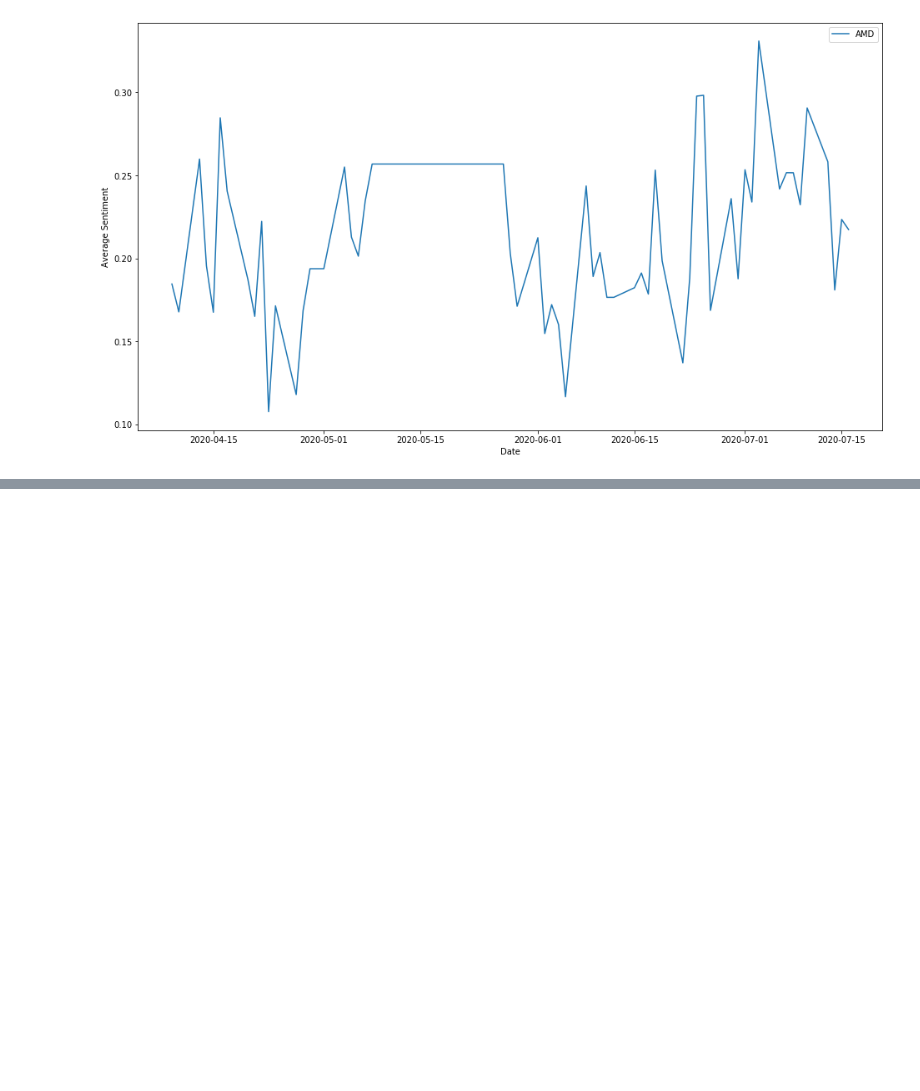
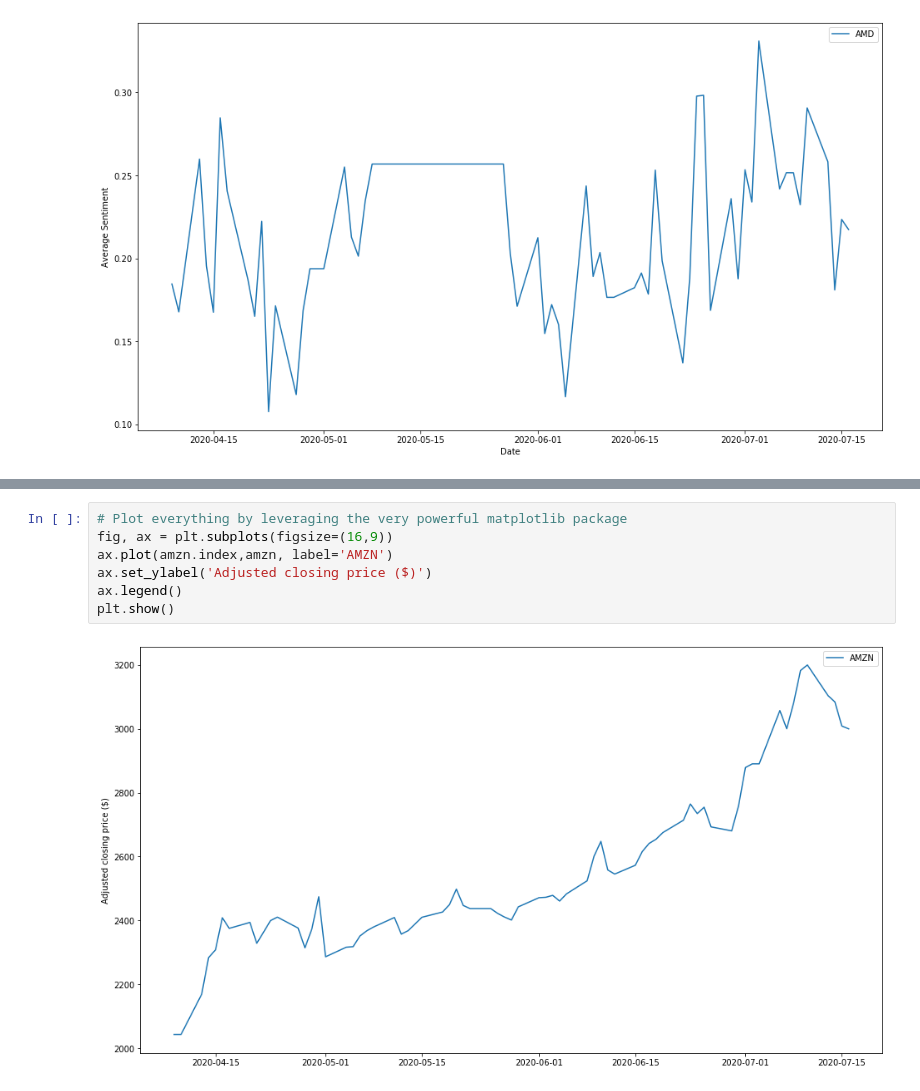
Before and after one commit to lakshyagupta2409/FinancialTweetAnalysis, a Jupyter notebook: TweetsSentiment.ipynb, the cells around one changed output, grey strips where cells are left out. Cells and saved outputs as stored; diff of their text form; blank space fills up the shorter version.

```diff
--- a/TweetsSentiment.ipynb
+++ b/TweetsSentiment.ipynb
@@ -419,0 +588,9 @@ ax.legend()
+# %%
+# Plot everything by leveraging the very powerful matplotlib package
+fig, ax = plt.subplots(figsize=(16,9))
+ax.plot(amzn.index,amzn, label='AMZN')
+ax.set_ylabel('Adjusted closing price ($)')
+ax.legend()
+plt.show()
+# %% [output]
+[figure, added]
```
Also changed, not shown: parts of 41 cells of this notebook.
